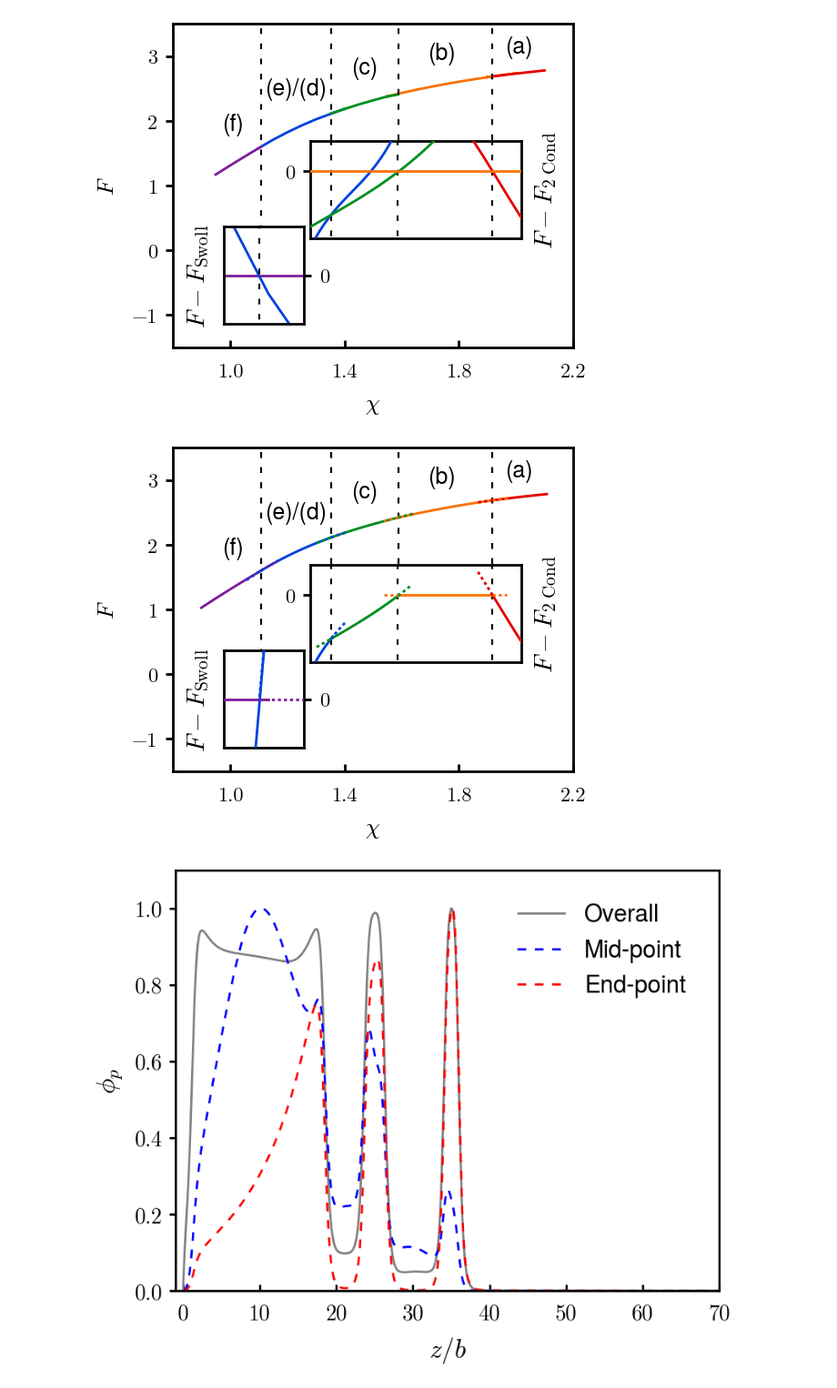
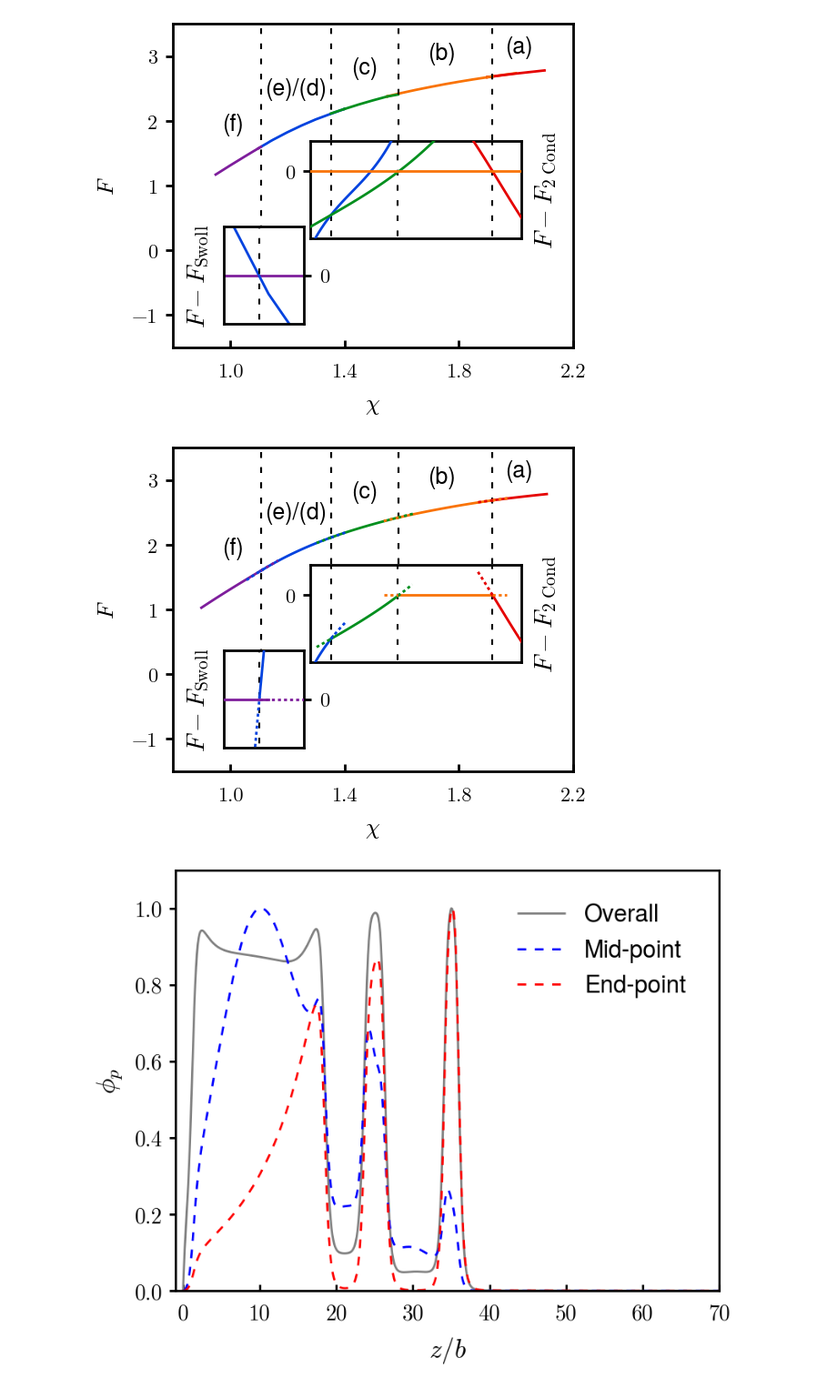
Before and after one commit to tyokokur/utilities, a Jupyter notebook: python/sysg_vis.ipynb, the cells around one changed output. Shown at 91% size. Cells and saved outputs as stored; diff of their text form; code cells hidden in the pictures.

```diff
--- a/python/sysg_vis.ipynb
+++ b/python/sysg_vis.ipynb
@@ -786,7 +786,6 @@ plt.text(2.01, 1.50+shift, '(a)', **lab_kw)
 
 plt.xlim(0.8, 2.20)
 plt.ylim(-1.5,3.5)
-# plt.yticks([-3, -2, -1, 0, 1, 2.0])
 plt.xticks([1.0, 1.4, 1.8, 2.2])
 plt.ylabel('$F$', fontsize=fs_axis)
 plt.xlabel('$\chi$', fontsize=fs_axis)
@@ -797,40 +796,41 @@ ins1 = inset_axes(fax, width="100%", height="100%", loc="upper right",
                    bbox_to_anchor=(.15, .10, .20, .3), bbox_transform=fax.transAxes)
 plt.sca(ins1) # left inset
 Fref = A.iloc[0,:][:10]
-plot_free((A.iloc[0,:], Fref), cdict['p0c'], (None,1.108), excess=True)
-plot_free((A.iloc[3,:], Fref), cdict['p4c'], (None,1.108), excess=True)
+plot_free((A.iloc[0,:], Fref), cdict['p0c'], (None,t14), excess=True)
+plot_free((A.iloc[3,:], Fref), cdict['p4c'], (t14, None), excess=True)
+plt.plot([t14]*2, [-0.05, 0.05], **trans_kw)
 ins1.set_ylabel(r'$F - F_{\mathrm{Swoll}}$')
 ins1.set_xlim((1.100, 1.118))
 ins1.set_ylim((-2e-04, 2e-04))
 ins1.yaxis.set_ticks_position('right')
 ins1.set_yticks([0])
 ins1.set_xticks([])
 tjy.ticks()
 
 ins2 = inset_axes(fax, width="100%", height="100%", loc="upper right",
                    bbox_to_anchor=(.365, .365, .528, .3), bbox_transform=fax.transAxes)
 plt.sca(ins2) # rght inset
 Fref = A.iloc[1,:]
 plot_free((A.iloc[3,], Fref), cdict['p4c'], (None, t43), excess=True)
 plot_free((A.iloc[2,:], Fref), cdict['p3c'], (t43, t32), excess=True)
 plot_free((A.iloc[1,:], Fref), cdict['p2c'], (t32, t21), excess=True)
 plot_free((A.iloc[0,:], Fref), cdict['p1c'], (t21, None), excess=True)
 plt.plot([t43]*2, [-0.05, 0.05], **trans_kw)
 plt.plot([t32]*2, [-0.05, 0.05], **trans_kw)
 plt.plot([t21]*2, [-0.05, 0.05], **trans_kw)
 
 ins2.yaxis.set_label_position('right')
 ins2.set_ylabel(r'$F - F_{\mathrm{2\ Cond}}$')
 ins2.set_xlim((1.28, 2.02))
 ins2.set_ylim((-0.018, 0.008))
 ins2.set_yticks([0])
 ins2.set_xticks([])
 
 tjy.ticks()
 
 # plt.savefig('imgs/free.pdf')
 # %% [output]
-[figure, old version]
+[figure, new version]
 # %%
 mpl.rcParams['xtick.labelsize'] = 20 #tmp change
 mpl.rcParams['ytick.labelsize'] = 20 #tmp change
```
